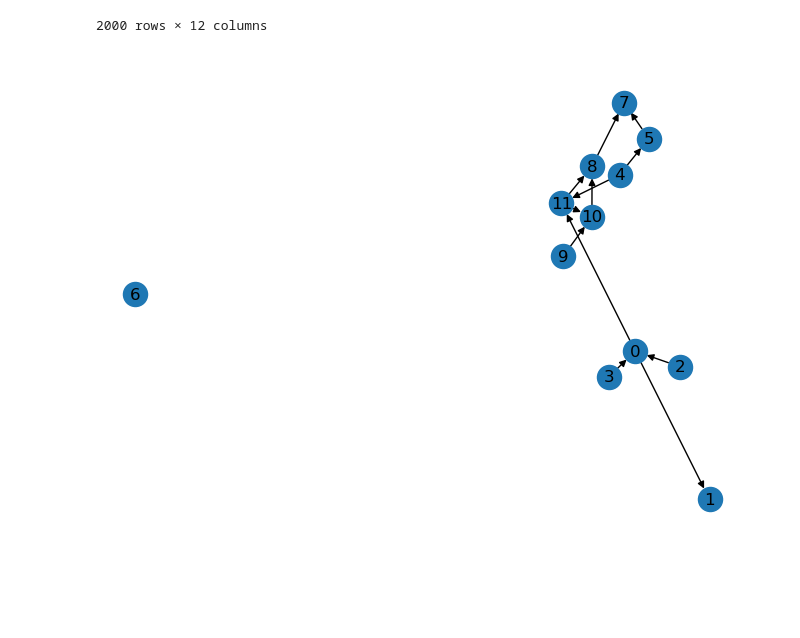
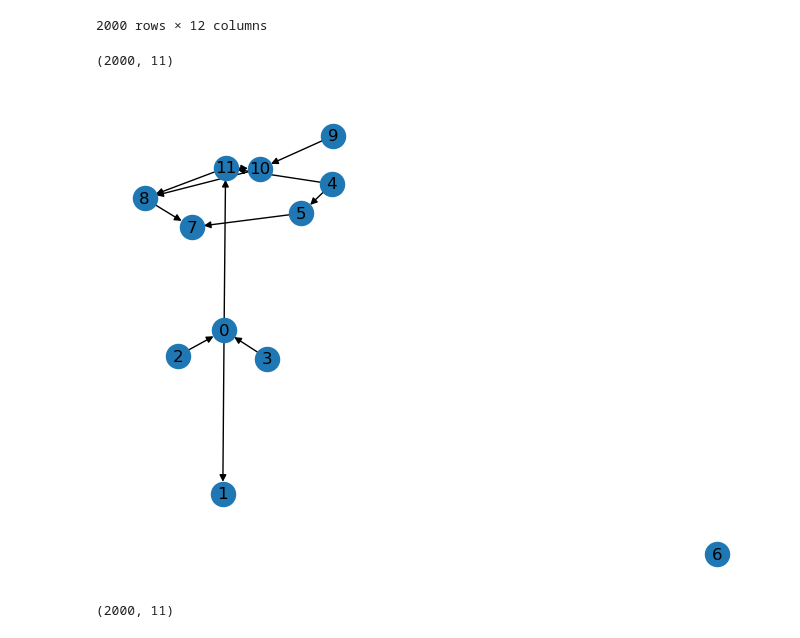
Before and after one commit to dylanskinner65/CausalInference, a Jupyter notebook: dallin.ipynb, the cells around one changed output. Saved outputs shown, nothing was run; the diff lists cells and outputs as text; code cells hidden in the pictures; blank space fills up the shorter version.

```diff
--- a/dallin.ipynb
+++ b/dallin.ipynb
@@ -127,29 +254,44 @@ df
 | 1998 | 1 | 1 | 1 | 0 | 1 | 1 | 0 | ... |
 | 1999 | 1 | 1 | 0 | 1 | 0 | 0 | 0 | ... |
 2000 rows × 12 columns
+# %%
+df.values.shape
+# %% [output]
+(2000, 11)
 # %%
-# Your tabular data
-tabular_data = df.values
+# Your tabular data excluding the target
+tabular_data = df.values[:,:-1]
+split = int(tabular_data.shape[0] * 0.8)
 
 from_list = [2, 3, 0, 0, 4, 4, 5, 11, 11, 9, 10, 8]
 to_list   = [0, 0, 1, 11, 11, 5, 7, 10, 8, 10, 8, 7]
 
 # Create graph data
 edges = [(i, j) for i, j in zip(from_list, to_list)]  # Connect all nodes
 edge_index = torch.tensor(edges, dtype=torch.long).t().contiguous()
 
-# Node features
+# Node features with train and test split
+x_train = torch.tensor(tabular_data[:split], dtype=torch.float).t()
+x_test = torch.tensor(tabular_data[split:], dtype=torch.float).t()
+y_train = torch.tensor(df.Lung_cancer.values[:split], dtype=torch.float)
+y_test = torch.tensor(df.Lung_cancer.values[split:], dtype=torch.float)
 x = torch.tensor(tabular_data, dtype=torch.float).t()
 y = torch.tensor(df.Lung_cancer.values, dtype=torch.float)
 
 # Assuming there are no node labels or edge features in this example
+train_data = Data(x=x_train, edge_index=edge_index, y=y_train)
+test_data = Data(x=x_test, edge_index=edge_index, y=y_test)
 data = Data(x=x, edge_index=edge_index, y=y)
 
 # Plot the data using networkx
 G = to_networkx(data)
 nx.draw(G, with_labels=True)
 # %% [output]
-[figure, old version]
+[figure, new version]
+# %%
+print(tabular_data.shape)
+# %% [output]
+(2000, 11)
 # %%
 class GCN(torch.nn.Module):
     def __init__(self, input_dim, output_dim):
```
Also changed, not shown: parts of 8 cells of this notebook.
